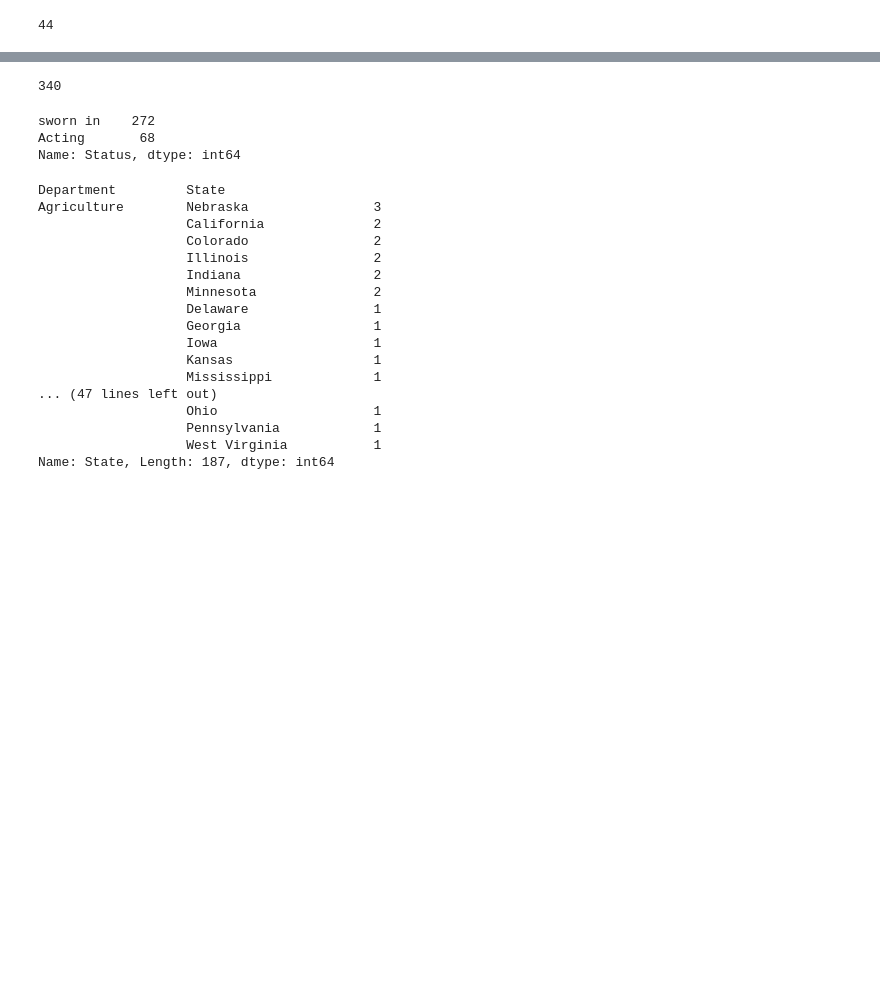
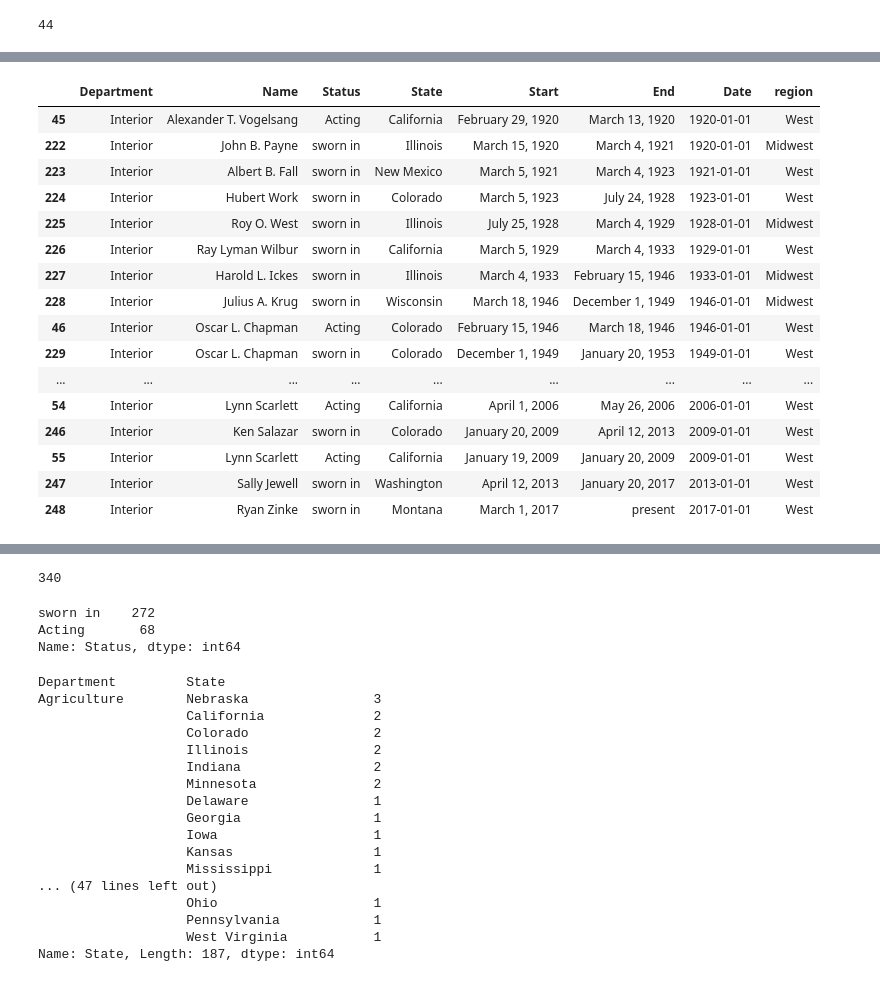
Before and after one commit to maijaliisa/studio-projects, a Jupyter notebook: code/AllThePresidentsCabinets/Presidential_Cabinet.ipynb, the cells around one changed output, grey strips where cells are left out. Drawn from its saved outputs; the diff is of its cells as text; code cells hidden in the pictures; blank space fills up the shorter version.

```diff
--- a/code/AllThePresidentsCabinets/Presidential_Cabinet.ipynb
+++ b/code/AllThePresidentsCabinets/Presidential_Cabinet.ipynb
@@ -285,0 +349,21 @@ len(df_state.sort_values(by='Date'))
+# %%
+df_interior = df_WWII[df_WWII['Department'] == 'Interior']
+df_interior.sort_values(by='Date')
+# %% [output]
+|  | Department | Name | Status | State | Start | End | Date | region |
+| 45 | Interior | Alexander T. Vogelsang | Acting | California | February 29, 1920 | March 13, 1920 | 1920-01-01 | West |
+| 222 | Interior | John B. Payne | sworn in | Illinois | March 15, 1920 | March 4, 1921 | 1920-01-01 | Midwest |
+| 223 | Interior | Albert B. Fall | sworn in | New Mexico | March 5, 1921 | March 4, 1923 | 1921-01-01 | West |
+| 224 | Interior | Hubert Work | sworn in | Colorado | March 5, 1923 | July 24, 1928 | 1923-01-01 | West |
+| 225 | Interior | Roy O. West | sworn in | Illinois | July 25, 1928 | March 4, 1929 | 1928-01-01 | Midwest |
+| 226 | Interior | Ray Lyman Wilbur | sworn in | California | March 5, 1929 | March 4, 1933 | 1929-01-01 | West |
+| 227 | Interior | Harold L. Ickes | sworn in | Illinois | March 4, 1933 | February 15, 1946 | 1933-01-01 | Midwest |
+| 228 | Interior | Julius A. Krug | sworn in | Wisconsin | March 18, 1946 | December 1, 1949 | 1946-01-01 | Midwest |
+| 46 | Interior | Oscar L. Chapman | Acting | Colorado | February 15, 1946 | March 18, 1946 | 1946-01-01 | West |
+| 229 | Interior | Oscar L. Chapman | sworn in | Colorado | December 1, 1949 | January 20, 1953 | 1949-01-01 | West |
+| ... | ... | ... | ... | ... | ... | ... | ... | ... |
+| 54 | Interior | Lynn Scarlett | Acting | California | April 1, 2006 | May 26, 2006 | 2006-01-01 | West |
+| 246 | Interior | Ken Salazar | sworn in | Colorado | January 20, 2009 | April 12, 2013 | 2009-01-01 | West |
+| 55 | Interior | Lynn Scarlett | Acting | California | January 19, 2009 | January 20, 2009 | 2009-01-01 | West |
+| 247 | Interior | Sally Jewell | sworn in | Washington | April 12, 2013 | January 20, 2017 | 2013-01-01 | West |
+| 248 | Interior | Ryan Zinke | sworn in | Montana | March 1, 2017 | present | 2017-01-01 | West |
```
Also changed, not shown: parts of 13 cells of this notebook, 2 other files.
